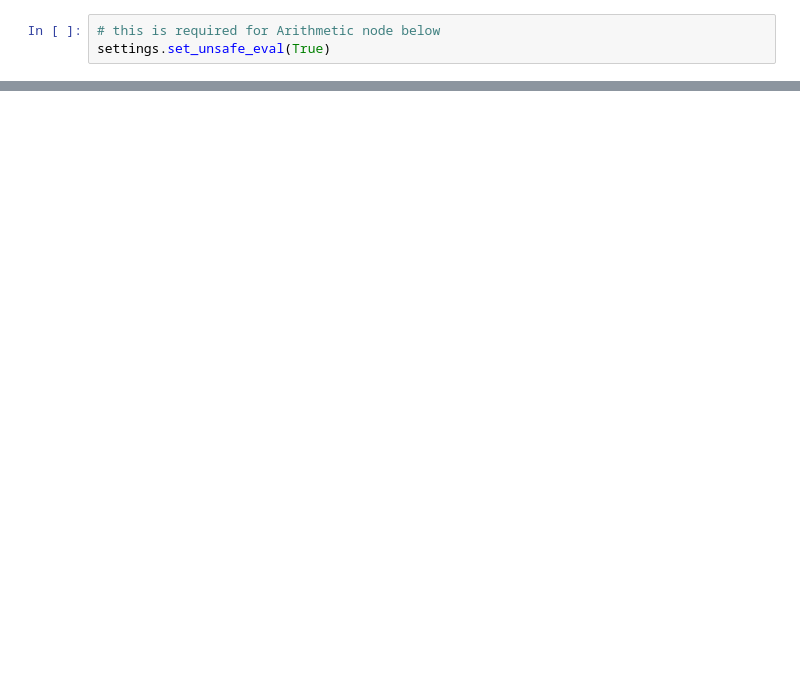
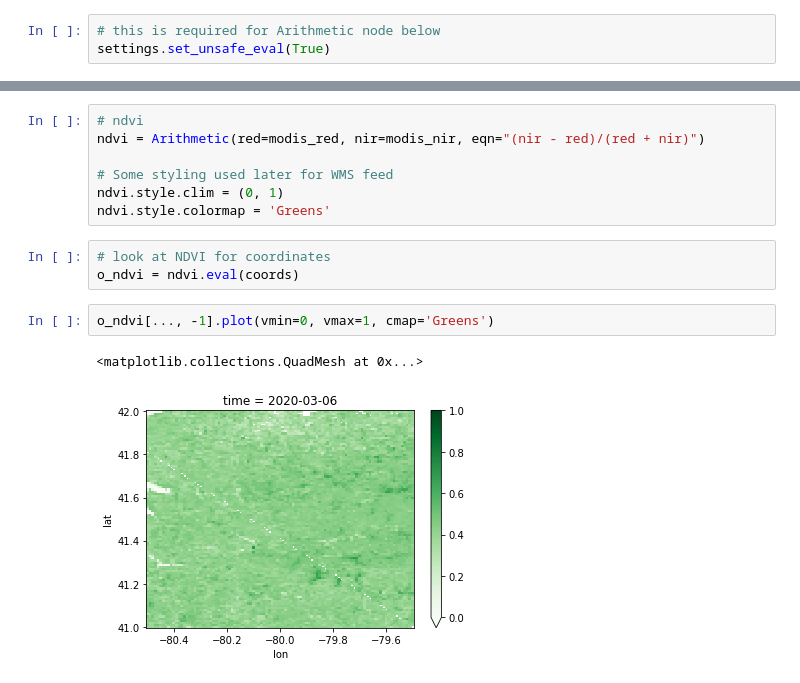
Before and after one commit to creare-com/podpac-examples, a Jupyter notebook: notebooks/scratch/scipy-2020.ipynb, the cells around one changed output, grey strips where cells are left out. Drawn from its saved outputs; the diff is of its cells as text; blank space fills up the shorter version.

```diff
--- a/notebooks/scratch/scipy-2020.ipynb
+++ b/notebooks/scratch/scipy-2020.ipynb
@@ -131,0 +116,15 @@ ValueError: Cannot evaluate these coordinates, missing dim 'time'
+# %%
+# ndvi
+ndvi = Arithmetic(red=modis_red, nir=modis_nir, eqn="(nir - red)/(red + nir)")
+
+# Some styling used later for WMS feed
+ndvi.style.clim = (0, 1)
+ndvi.style.colormap = 'Greens'
+# %%
+# look at NDVI for coordinates
+o_ndvi = ndvi.eval(coords)
+# %%
+o_ndvi[..., -1].plot(vmin=0, vmax=1, cmap='Greens')
+# %% [output]
+<matplotlib.collections.QuadMesh at 0x...>
+[figure, added]
```
Also changed, not shown: parts of 38 cells of this notebook.
